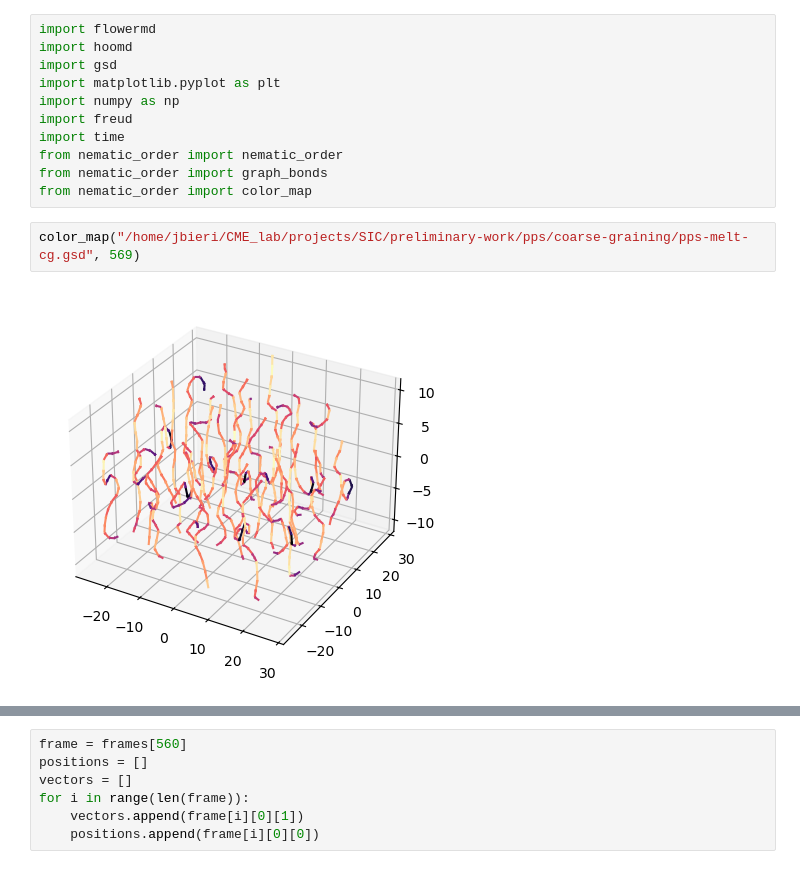
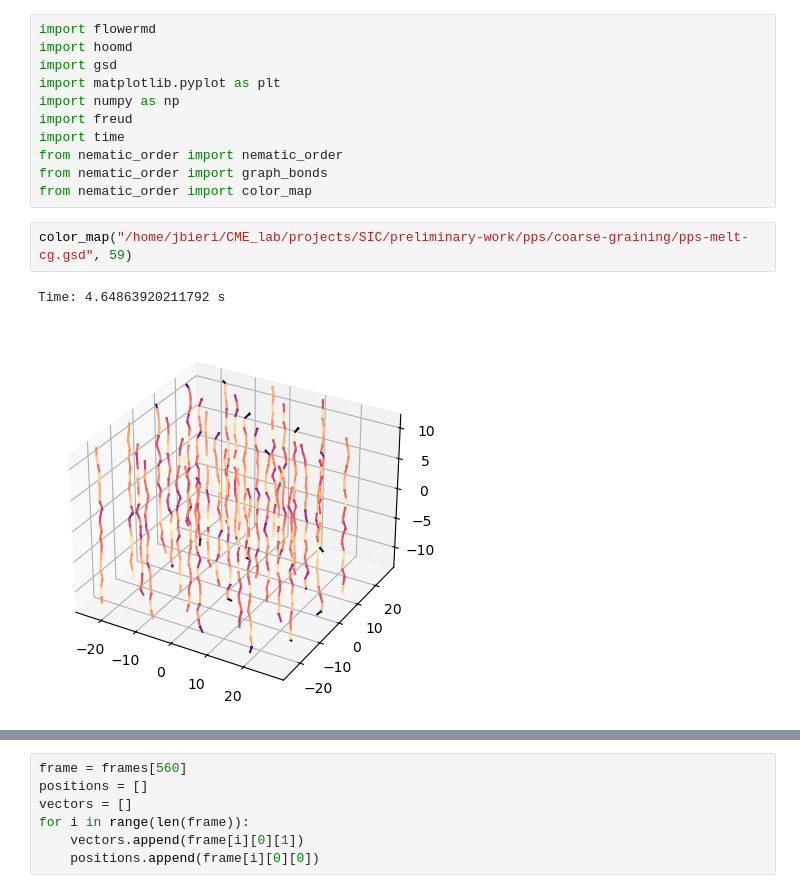
Before and after one commit to cmelab/SIC, a Jupyter notebook: preliminary-work/Problem.ipynb, the cells around one changed output, grey strips where cells are left out. Saved outputs shown, nothing was run; the diff lists cells and outputs as text.

Commit message:
Replaced lists with arrays and reworked graph_bonds function.

```diff
--- a/preliminary-work/Problem.ipynb
+++ b/preliminary-work/Problem.ipynb
@@ -129,8 +129,9 @@ from nematic_order import nematic_order
 from nematic_order import graph_bonds
 from nematic_order import color_map
 # %%
-color_map("/home/jbieri/CME_lab/projects/SIC/preliminary-work/pps/coarse-graining/pps-melt-cg.gsd", 569)
+color_map("/home/jbieri/CME_lab/projects/SIC/preliminary-work/pps/coarse-graining/pps-melt-cg.gsd", 59)
 # %% [output]
+Time: 4.64863920211792 s
-[figure, old version]
+[figure, new version]
 # %%
 frames = graph_bonds("/home/jbieri/CME_lab/projects/SIC/preliminary-work/pps/coarse-graining/pps-melt-cg.gsd")
```
Also changed, not shown: parts of 1 cell of this notebook, 2 other files.
